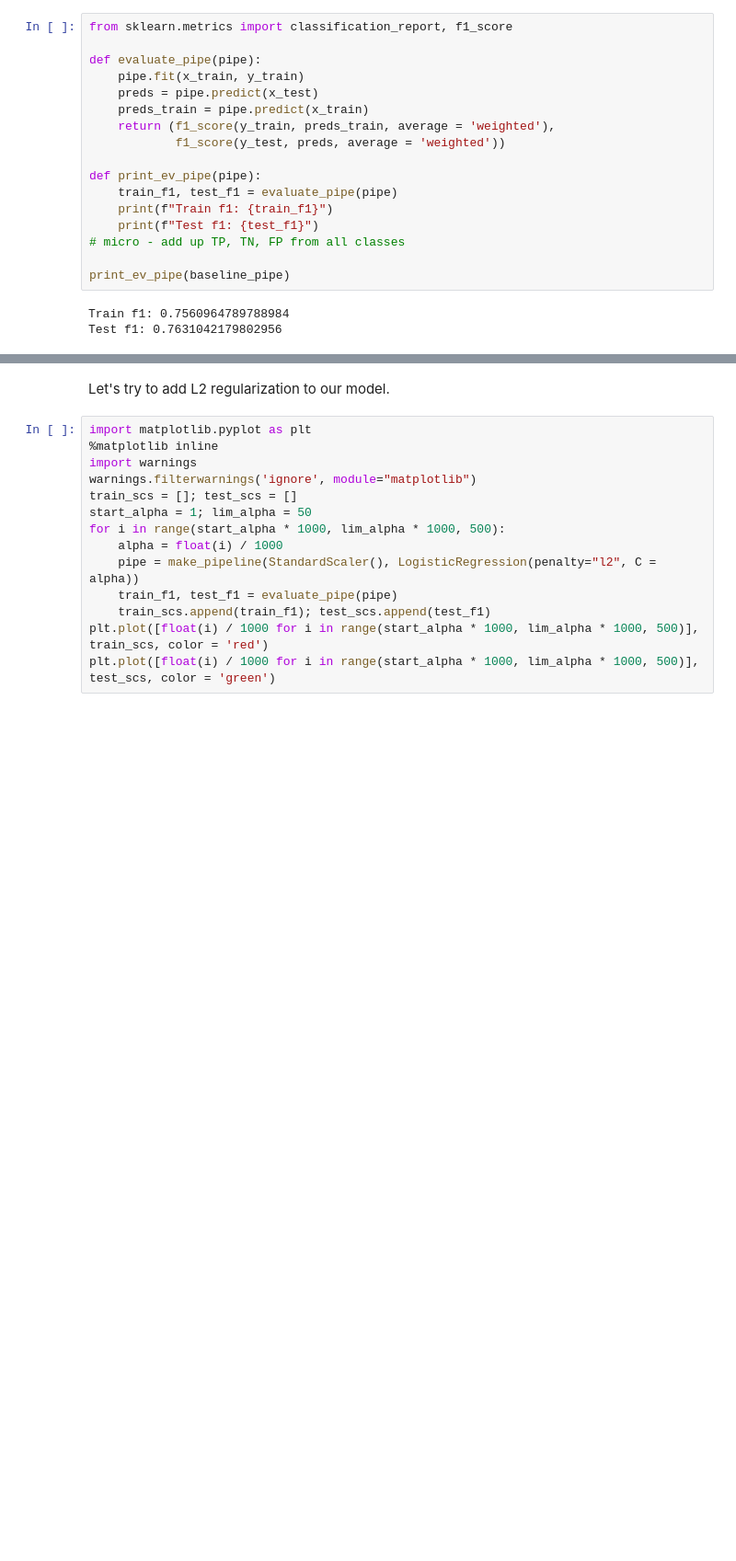
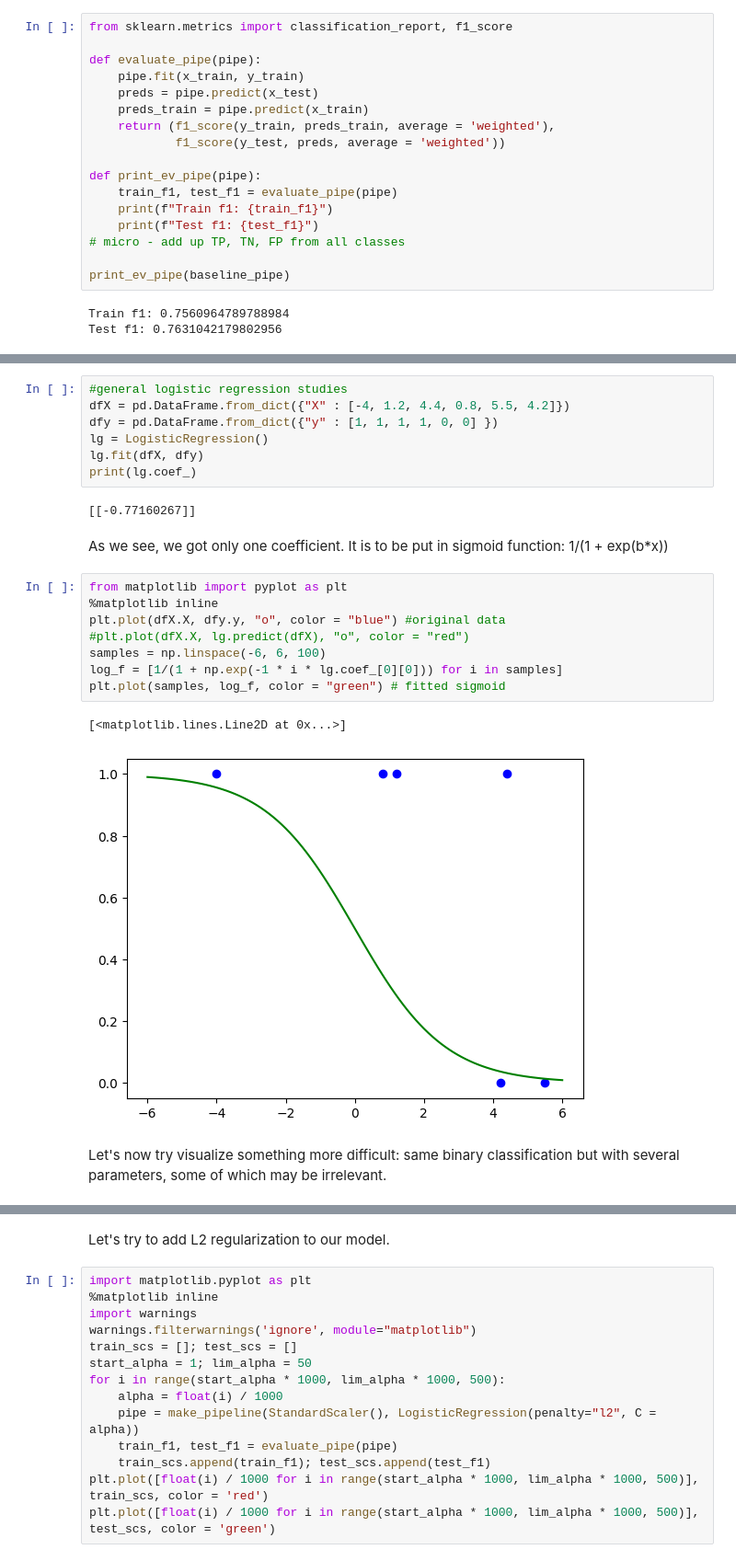
Before and after one commit to serge-poliakoff/data-science, a Jupyter notebook: fish_classifier/fish_line_regression.ipynb, the cells around one changed output, grey strips where cells are left out. Shown at 92% size. Saved outputs shown, nothing was run; the diff lists cells and outputs as text; blank space fills up the shorter version.

```diff
--- a/fish_classifier/fish_line_regression.ipynb
+++ b/fish_classifier/fish_line_regression.ipynb
@@ -56,0 +85,24 @@ Test f1: 0.7631042179802956
+# %%
+#general logistic regression studies
+dfX = pd.DataFrame.from_dict({"X" : [-4, 1.2, 4.4, 0.8, 5.5, 4.2]})
+dfy = pd.DataFrame.from_dict({"y" : [1, 1, 1, 1, 0, 0] })
+lg = LogisticRegression()
+lg.fit(dfX, dfy)
+print(lg.coef_)
+# %% [output]
+[[-0.77160267]]
+# %% [markdown]
+As we see, we got only one coefficient. It is to be put in sigmoid function: 1/(1 + exp(b*x))
+# %%
+from matplotlib import pyplot as plt
+%matplotlib inline
+plt.plot(dfX.X, dfy.y, "o", color = "blue") #original data
+#plt.plot(dfX.X, lg.predict(dfX), "o", color = "red")
+samples = np.linspace(-6, 6, 100)
+log_f = [1/(1 + np.exp(-1 * i * lg.coef_[0][0])) for i in samples]
+plt.plot(samples, log_f, color = "green") # fitted sigmoid
+# %% [output]
+[<matplotlib.lines.Line2D at 0x...>]
+[figure, added]
+# %% [markdown]
+Let's now try visualize something more difficult: same binary classification but with several parameters, some of which may be irrelevant.
```
Also changed, not shown: parts of 4 cells of this notebook, 2 other files.
